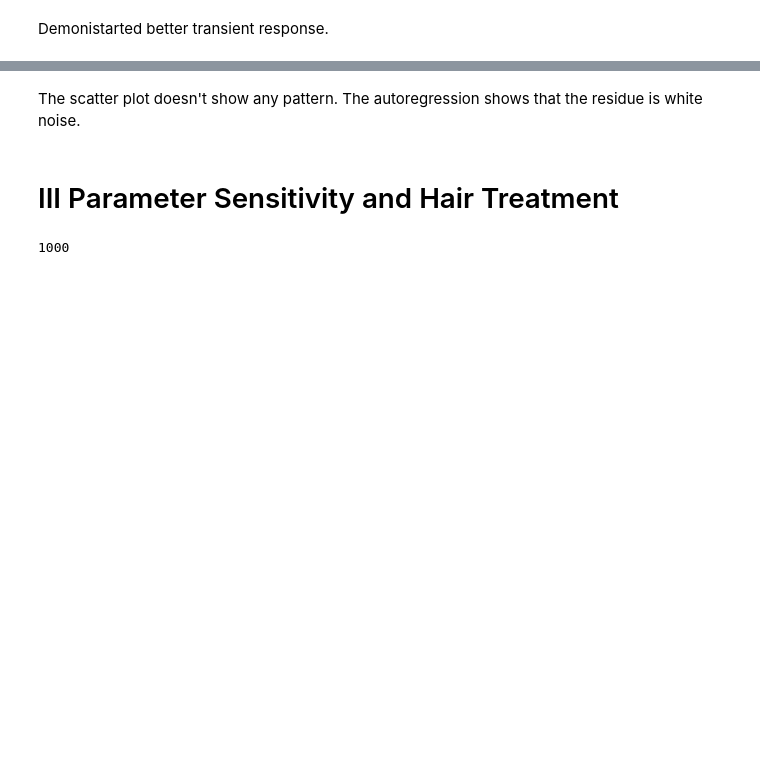
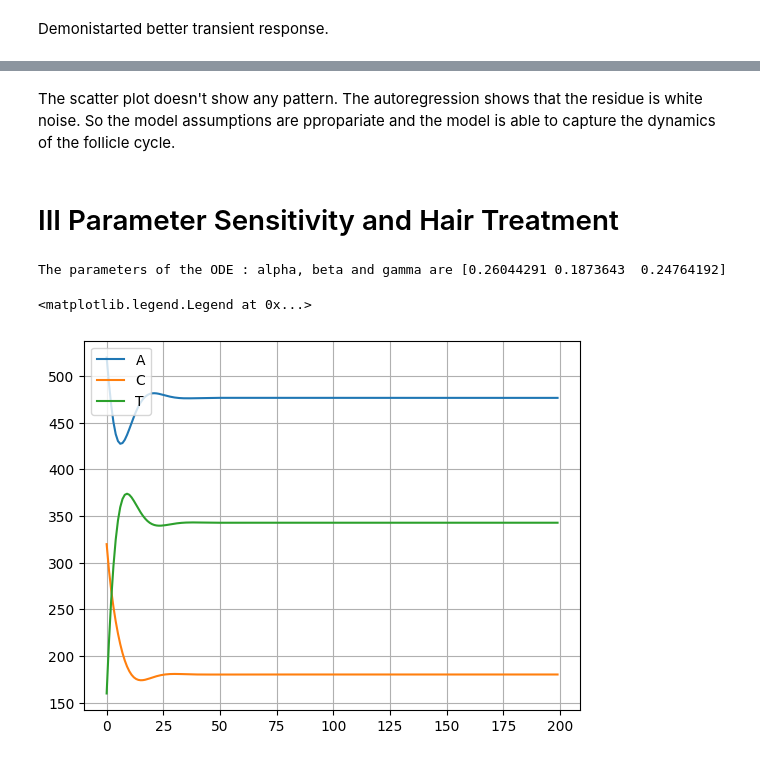
Before and after one commit to yasfaw/MM-project-II, a Jupyter notebook: hair_cycle_modeling_v2.ipynb, the cells around one changed output, grey strips where cells are left out. Saved outputs shown, nothing was run; the diff lists cells and outputs as text; code cells hidden in the pictures; blank space fills up the shorter version.

```diff
--- a/hair_cycle_modeling_v2.ipynb
+++ b/hair_cycle_modeling_v2.ipynb
@@ -680,8 +683,16 @@ for i in range(3):
 # %% [markdown]
-The scatter plot doesn't show any pattern. The autoregression shows that the residue is white noise.
+The scatter plot doesn't show any pattern. The autoregression shows that the residue is white noise. So the model assumptions are ppropariate and the model is able to capture the dynamics of the follicle cycle.
 # %% [markdown]
 # III Parameter Sensitivity and Hair Treatment
-# %%
-N
-# %% [output]
-1000
+# %%
+print(f'The parameters of the ODE : alpha, beta and gamma are {result.x[:3]}')
+# %% [output]
+The parameters of the ODE : alpha, beta and gamma are [0.26044291 0.1873643  0.24764192]
+# %%
+for i in range(3):
+    plt.plot(t_data, out[f'{lables[i]}_pred']*N,label=['A','C','T'][i])
+plt.grid()
+plt.legend()
+# %% [output]
+<matplotlib.legend.Legend at 0x...>
+[figure, added]
```
Also changed, not shown: parts of 21 cells of this notebook.
